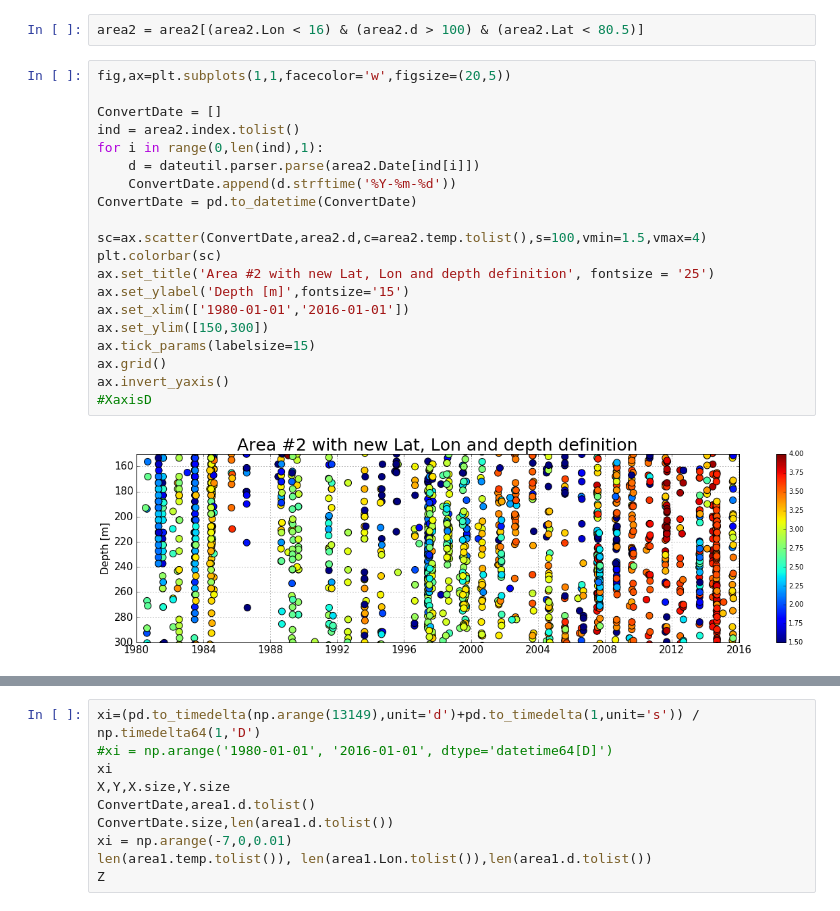
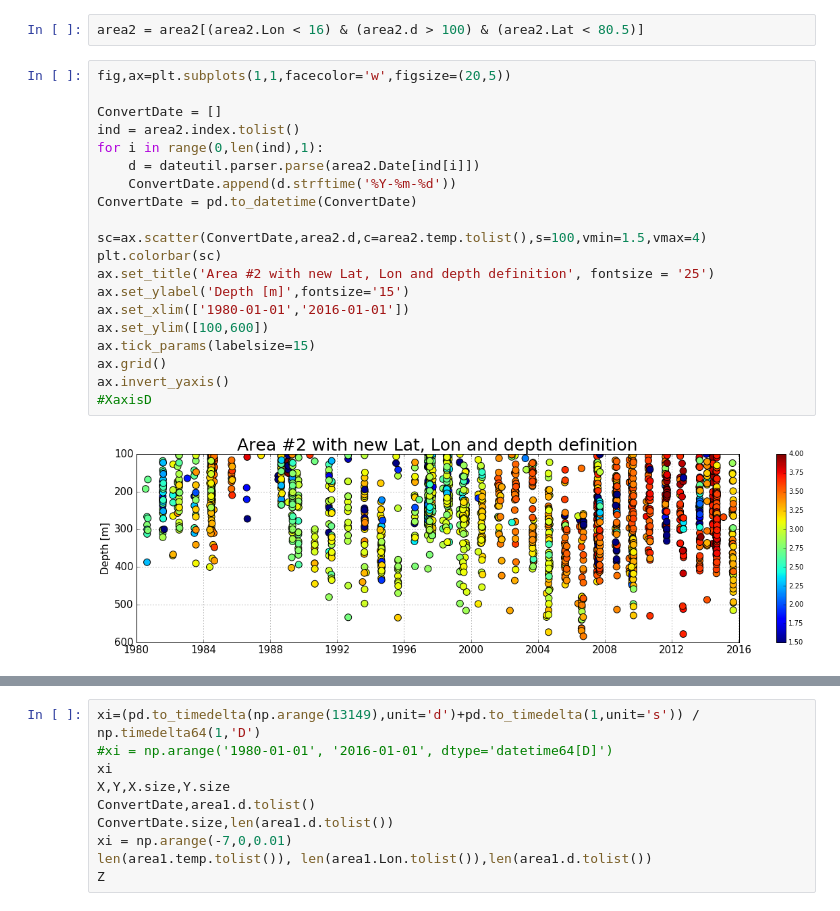
Before and after one commit to UBC-MOAD/analysis-melanie, a Jupyter notebook: notebooks/Geotraces2015data/WOD-fromODV-64N90N-TemperatureOnIsopycn27875-27975-SpecificAreas-area2.ipynb, the cells around one changed output, grey strips where cells are left out. Cells and saved outputs as stored; diff of their text form.

```diff
--- a/notebooks/Geotraces2015data/WOD-fromODV-64N90N-TemperatureOnIsopycn27875-27975-SpecificAreas-area2.ipynb
+++ b/notebooks/Geotraces2015data/WOD-fromODV-64N90N-TemperatureOnIsopycn27875-27975-SpecificAreas-area2.ipynb
@@ -294,25 +294,25 @@ area2 = area2[(area2.Lon < 16) & (area2.d > 100) & (area2.Lat < 80.5)]
 # %%
 fig,ax=plt.subplots(1,1,facecolor='w',figsize=(20,5))
 
 ConvertDate = []
 ind = area2.index.tolist()
 for i in range(0,len(ind),1):
     d = dateutil.parser.parse(area2.Date[ind[i]])
     ConvertDate.append(d.strftime('%Y-%m-%d'))
 ConvertDate = pd.to_datetime(ConvertDate)
 
 sc=ax.scatter(ConvertDate,area2.d,c=area2.temp.tolist(),s=100,vmin=1.5,vmax=4)
 plt.colorbar(sc)
 ax.set_title('Area #2 with new Lat, Lon and depth definition', fontsize = '25')
 ax.set_ylabel('Depth [m]',fontsize='15')
 ax.set_xlim(['1980-01-01','2016-01-01'])
-ax.set_ylim([150,300])
+ax.set_ylim([100,600])
 ax.tick_params(labelsize=15)
 ax.grid()
 ax.invert_yaxis()
 #XaxisD
 # %% [output]
-[figure, old version]
+[figure, new version]
 # %%
 fig,ax=plt.subplots(1,1,facecolor='w',figsize=(20,5))
 
```
Also changed, not shown: parts of 1 cell of this notebook, 9 other files.
